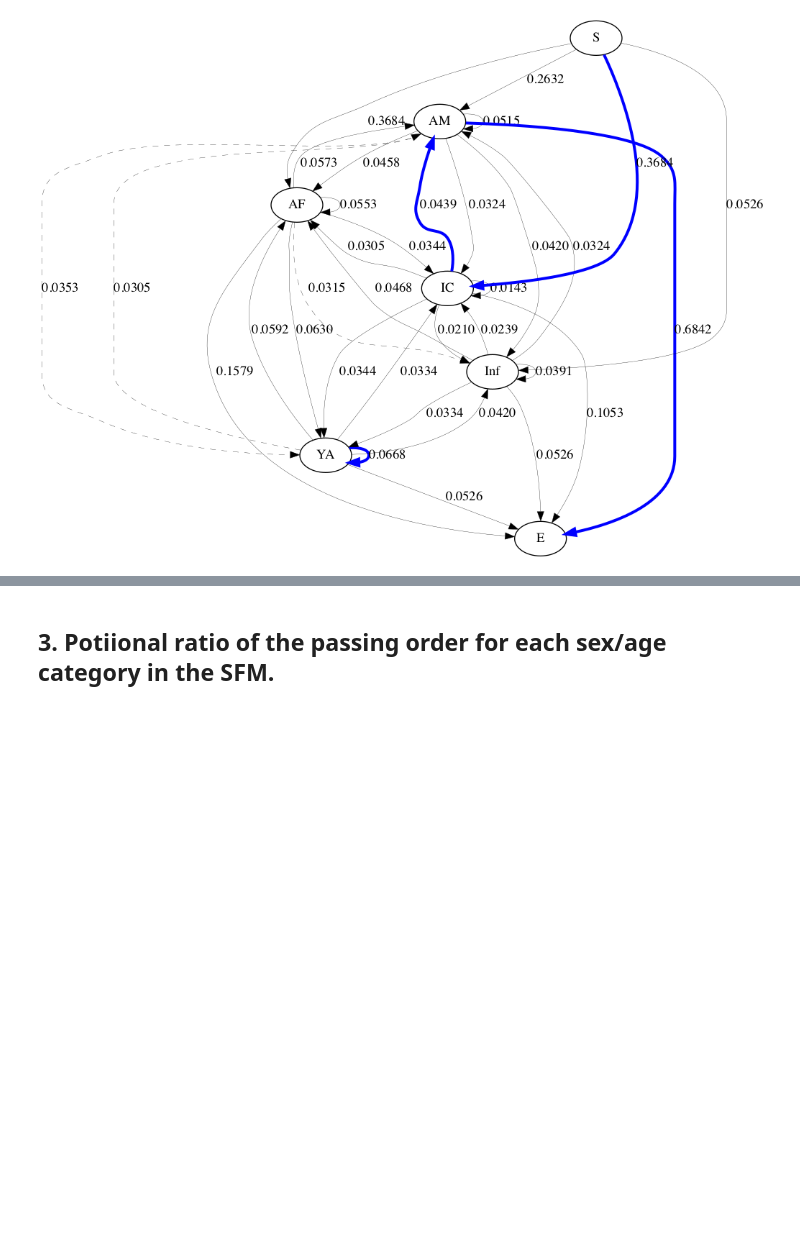
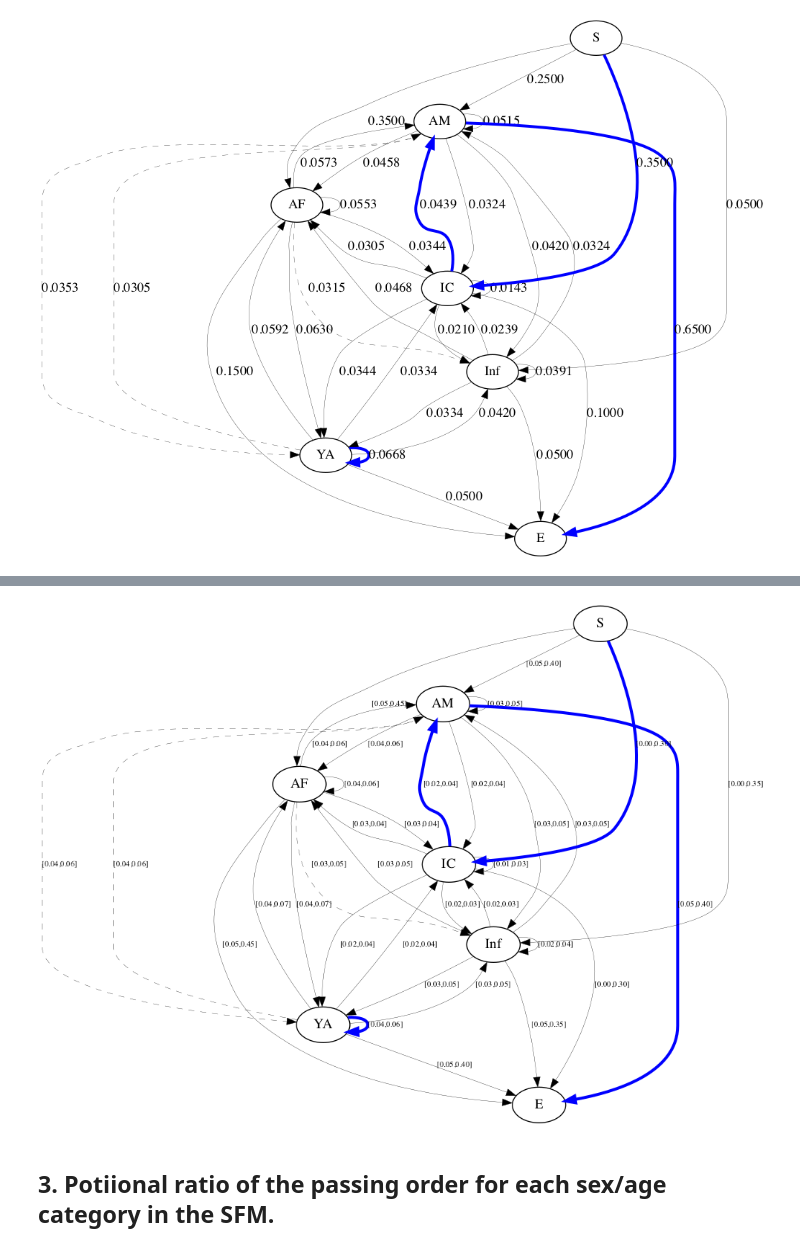
Before and after one commit to hkoda/single_file_movement_stumptailed_macaques_toyoda_et_al, a Jupyter notebook: state_transition_analysis.ipynb, the cells around one changed output, grey strips where cells are left out. Saved outputs shown, nothing was run; the diff lists cells and outputs as text; code cells hidden in the pictures; blank space fills up the shorter version.

Commit message:
code was corrected:divided number, 19 corrected to 20. and generate the new graph

```diff
--- a/state_transition_analysis.ipynb
+++ b/state_transition_analysis.ipynb
@@ -247,14 +247,14 @@ for i, j in list(itertools.product(range(7), range(7))):
     elif transition_counter[i,j] == 0:
         pass
     elif i == 0 or j == 6:
-        if transition_counter[i,j]/19 < np.percentile(transition_counter_probablity_random_baseline,axis=2, q = 2.5)[i,j]:
+        if transition_counter[i,j]/20 < np.percentile(transition_counter_probablity_random_baseline,axis=2, q = 2.5)[i,j]:
             edge_style = "dashed"
             color = "darkgrey"
-        elif transition_counter[i,j]/19 > np.percentile(transition_counter_probablity_random_baseline,axis=2, q = 97.5)[i,j]:
+        elif transition_counter[i,j]/20 > np.percentile(transition_counter_probablity_random_baseline,axis=2, q = 97.5)[i,j]:
             edge_style = "bold"
             color = "blue"
             penwidth = "3"
-        g.edge(str(i), str(j), label = "%1.4f" %(transition_counter[i,j]/19), style = edge_style, color = color, penwidth = penwidth)
+        g.edge(str(i), str(j), label = "%1.4f" %(transition_counter[i,j]/20), style = edge_style, color = color, penwidth = penwidth)
     else:
         if transition_counter[i,j]/np.sum(transition_counter[1:-1,1:-1]) < np.percentile(transition_counter_probablity_random_baseline,axis=2, q = 2.5)[i,j]:
             edge_style = "dashed"
@@ -275,3 +277,97 @@ Image('./png/figure_2_transition_caravan_all.png')
+# %%
+# init the transition counter
+# note: make adjacency zero matrix here; row index corresponds to ["start", "blue", "red", "orange", "green", "yellow","end"].
+# Accordingly, the index is set as, start: 0, blue: 1, red: 2, orange: 3, green: 4, yellow: 5, end: 6
+transition_counter = np.zeros(shape = (7,7))
+dict_color2index = {
+    "start": 0,
+    "blue": 1,
+    "red": 2,
+    "orange": 3,
+    "green": 4,
+    "yellow": 5,
+    "end": 6,
+    "grey": 7,
+}
+
+# mapping disctionary is set here.
+age_sex_category_color_mapping_all = {
+    "adultmalewo_infant": "blue",
+    "adultmalewo_infantimmigrantmale": "blue",
+    "adultfemalewo_infant": "red",
+    "adultfemalewith_infant": "orange",
+    "subadultmalewo_infant": "green",
+    "subadultunidentifiedwo_infant": "green",
+    "subadultfemalewo_infant":"green",
+    "infantmalewo_infant": "yellow",
+    "infantunidentifiedwo_infant":"yellow",
+    "adultunidentifiedwo_infant": "grey",
+    "unidentifiedunidentifiedwo_infant": "grey",
+}
+
+for i in df_cameratrap.unit.unique():
+    caravan = list(df_cameratrap_all[df_cameratrap_all['unit'] == i].reset_index().age_sex_category.map(age_sex_category_color_mapping_all))
+    # print(caravan)
+    for j in range(1,len(caravan)):
+        pre_monkey = dict_color2index[caravan[j-1]]
+        post_monkey = dict_color2index[caravan[j]]
+
+        if (pre_monkey == 7 or post_monkey == 7):
+            pass
+        else:
+            transition_counter[pre_monkey,post_monkey] += 1
+
+    transition_counter[0,dict_color2index[caravan[0]]] += 1
+    transition_counter[dict_color2index[caravan[-1]],-1] += 1
+
+g = Digraph(format="png")
+
+g.node("1", label="AM")
+g.node("2", label="AF")
+g.node("3", label="IC")
+g.node("4", label="YA")
+g.node("5", label="Inf")
+g.node("0",label="S")
+g.node("6", label="E")
+
+
+for i, j in list(itertools.product(range(7), range(7))):
+    edge_style = "solid"
+    color = "black"
+    penwidth = "0.25"
+
+    if i == 0 and j == 6:
+        pass
+    elif i == 6 or j == 0:
+        pass
+    elif transition_counter[i,j] == 0:
+        pass
+    elif i == 0 or j == 6:
+        if transition_counter[i,j]/20 < np.percentile(transition_counter_probablity_random_baseline,axis=2, q = 2.5)[i,j]:
+            edge_style = "dashed"
+            color = "darkgrey"
+        elif transition_counter[i,j]/20 > np.percentile(transition_counter_probablity_random_baseline,axis=2, q = 97.5)[i,j]:
+            edge_style = "bold"
+            color = "blue"
+            penwidth = "3"
+        g.edge(str(i), str(j), label = "[%1.2f,%1.2f]" %(np.percentile(transition_counter_probablity_random_baseline,axis=2, q = 2.5)[i,j], np.percentile(transition_counter_probablity_random_baseline,axis=2, q = 97.5)[i,j]), style = edge_style, color = color, penwidth = penwidth, fontsize = "8")
+    else:
+        if transition_counter[i,j]/np.sum(transition_counter[1:-1,1:-1]) < np.percentile(transition_counter_probablity_random_baseline,axis=2, q = 2.5)[i,j]:
+            edge_style = "dashed"
+#             color = "darkgrey"
+        elif transition_counter[i,j]/np.sum(transition_counter[1:-1,1:-1]) > np.percentile(transition_counter_probablity_random_baseline,axis=2, q = 97.5)[i,j]:
+            edge_style = "bold"
+            color = "blue"
+            penwidth = "3"
+        g.edge(str(i), str(j), label = "[%1.2f,%1.2f]" %(np.percentile(transition_counter_probablity_random_baseline,axis=2, q = 2.5)[i,j], np.percentile(transition_counter_probablity_random_baseline,axis=2, q = 97.5)[i,j]), style = edge_style, color = color, penwidth = penwidth, fontsize = "8")
+
+g.render("png/figure_2_transition_caravan_all_randambaseline_95percentile")
+
+# show png in this jupyter notebook
+from IPython.display import Image
+Image('./png/figure_2_transition_caravan_all_randambaseline_95percentile.png')
+# %% [output]
+[figure, added]
 # %% [markdown]
 ## 3. Potiional ratio of the passing order for each sex/age category in the SFM.
 # %% [markdown]
```
Also changed, not shown: parts of 1 cell of this notebook, 4 other files.
